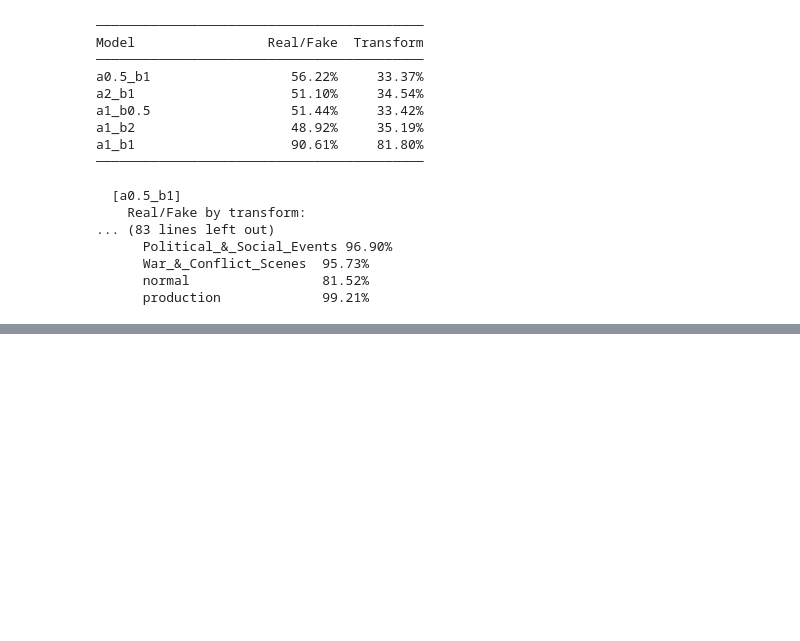
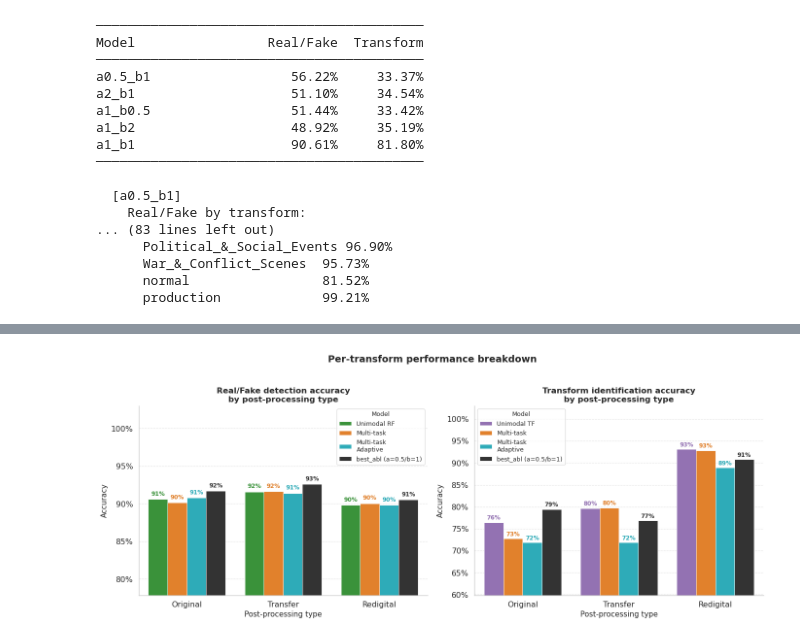
Before and after one commit to refouch/post_processed_ai_gen_detection, a Jupyter notebook: main.ipynb, the cells around one changed output, grey strips where cells are left out. Saved outputs shown, nothing was run; the diff lists cells and outputs as text; code cells hidden in the pictures; blank space fills up the shorter version.

```diff
--- a/main.ipynb
+++ b/main.ipynb
@@ -447,0 +575,65 @@ print_all_results(all_results)
+# %%
+# ─── Fig 3 · Per-transform accuracy by task and model ────────────────────────
+rf_rows, tf_rows = [], []
+for key, res in all_results.items():
+    name = DISP.get(key, key)
+    for tf_type, acc in res.get('rf_by_transform', {}).items():
+        if isinstance(tf_type, str) and tf_type not in ('nan', ''):
+            rf_rows.append({'Model': name, 'Transform': tf_type.capitalize(), 'Accuracy': acc})
+    for tf_type, acc in res.get('tf_by_transform', {}).items():
+        if isinstance(tf_type, str) and tf_type not in ('nan', ''):
+            tf_rows.append({'Model': name, 'Transform': tf_type.capitalize(), 'Accuracy': acc})
+
+df_rf = pd.DataFrame(rf_rows)
+df_tf = pd.DataFrame(tf_rows)
+tf_order = ['Original', 'Transfer', 'Redigital']
+
+# Only keep models that actually have data
+rf_models = df_rf['Model'].unique().tolist() if not df_rf.empty else []
+tf_models = df_tf['Model'].unique().tolist() if not df_tf.empty else []
+
+fig, (ax1, ax2) = plt.subplots(1, 2, figsize=(14, 5.5))
+bar_kw = dict(errorbar=None, dodge=True, edgecolor='white', linewidth=0.6)
+
+if not df_rf.empty:
+    pal_rf = {m: MODEL_PALETTE.get(m, '#333333') for m in rf_models}
+    sns.barplot(data=df_rf, x='Transform', y='Accuracy', hue='Model',
+                order=tf_order, palette=pal_rf, ax=ax1, **bar_kw)
+    for p in ax1.patches:
+        w, h = p.get_width(), p.get_height()
+        if w > 0.05 and h > 0.02:
+            ax1.text(p.get_x() + w/2, h + 0.003, f'{h:.0%}',
+                     ha='center', va='bottom', fontsize=8.5, fontweight='bold',
+                     color=p.get_facecolor())
+ax1.set_ylim(0.0 if df_rf.empty else max(0, df_rf['Accuracy'].min() - 0.12), 1.03)
+ax1.yaxis.set_major_formatter(mticker.FuncFormatter(lambda v, _: f'{v:.0%}'))
+ax1.set_xlabel('Post-processing type', fontsize=11)
+ax1.set_ylabel('Accuracy', fontsize=11)
+ax1.set_title('Real/Fake detection accuracy\nby post-processing type', fontsize=12, fontweight='bold')
+ax1.legend(title='Model', fontsize=9, title_fontsize=9)
+sns.despine(ax=ax1)
+
+if not df_tf.empty:
+    pal_tf = {m: MODEL_PALETTE.get(m, '#333333') for m in tf_models}
+    sns.barplot(data=df_tf, x='Transform', y='Accuracy', hue='Model',
+                order=tf_order, palette=pal_tf, ax=ax2, **bar_kw)
+    for p in ax2.patches:
+        w, h = p.get_width(), p.get_height()
+        if w > 0.05 and h > 0.02:
+            ax2.text(p.get_x() + w/2, h + 0.003, f'{h:.0%}',
+                     ha='center', va='bottom', fontsize=8.5, fontweight='bold',
+                     color=p.get_facecolor())
+ax2.set_ylim(0.0 if df_tf.empty else max(0, df_tf['Accuracy'].min() - 0.12), 1.03)
+ax2.yaxis.set_major_formatter(mticker.FuncFormatter(lambda v, _: f'{v:.0%}'))
+ax2.set_xlabel('Post-processing type', fontsize=11)
+ax2.set_ylabel('Accuracy', fontsize=11)
+ax2.set_title('Transform identification accuracy\nby post-processing type', fontsize=12, fontweight='bold')
+ax2.legend(title='Model', fontsize=9, title_fontsize=9)
+sns.despine(ax=ax2)
+
+plt.suptitle('Per-transform performance breakdown', fontsize=14, fontweight='bold', y=1.02)
+plt.tight_layout()
+plt.savefig('plots/fig3_transform_breakdown.png', bbox_inches='tight')
+plt.show()
+# %% [output]
+[figure, added]
```
Also changed, not shown: parts of 10 cells of this notebook.
